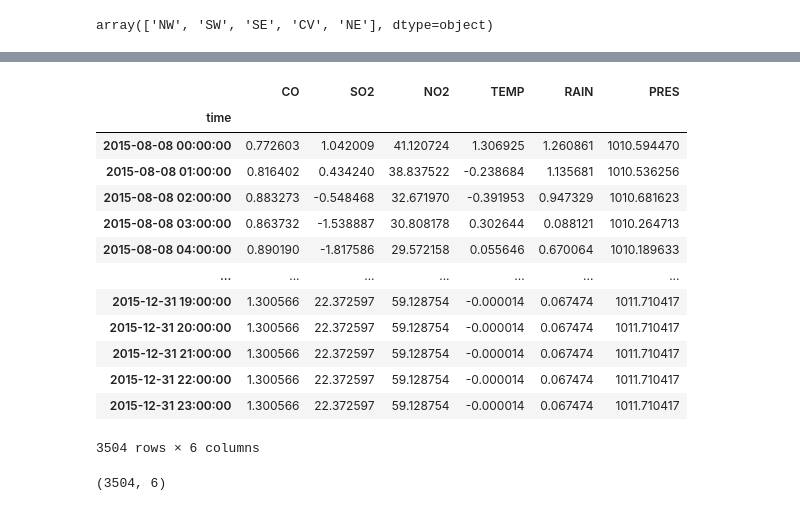
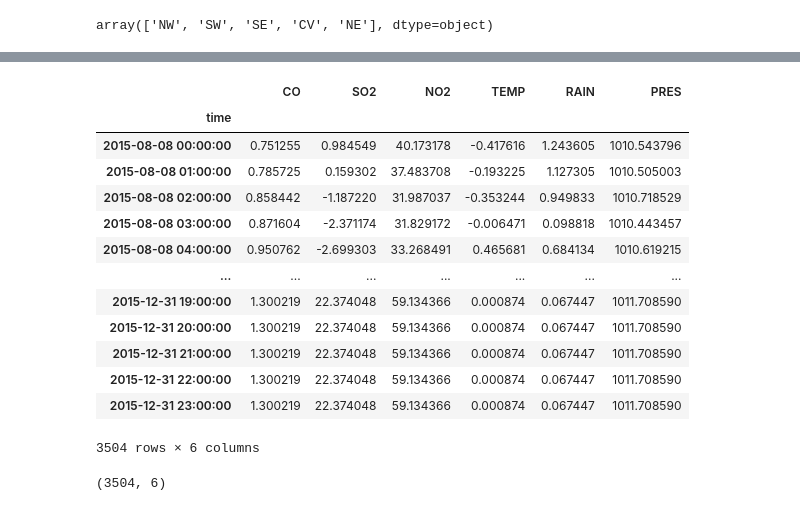
Before and after one commit to Chenyh368/TimeSeries_Midterm, a Jupyter notebook: VAR.ipynb, the cells around one changed output, grey strips where cells are left out. Cells and saved outputs as stored; diff of their text form; code cells hidden in the pictures.

```diff
--- a/VAR.ipynb
+++ b/VAR.ipynb
@@ -210,2 +113,0 @@ df2.astype(float)
-# %%
-df3=df2[['CO','SO2','NO2','TEMP','RAIN','PRES']]
@@ -229,7 +114,14 @@ df3
 # %%
 #missing value treatment
-cols = df3.columns
+cols = df2.columns
 for j in cols:
-    for i in range(0,len(df3)):
-        if df3[j][i] is np.nan:
-            df3[j][i] = df3[j][i-1]
+    df2[j]=df2[j].fillna(df2[j].interpolate())
+
+'''或者用前一个小时的值来填充
+#missing value treatment
+cols = df2.columns
+for j in cols:
+    for i in range(0,len(df2)):
+        if df2[j][i] is np.nan:
+            df2[j][i] = df3[j][i-1]
+'''
@@ -258,0 +145,6 @@ model = VAR(endog=train)
+# %%
+df2.iloc[0][0]=df2.iloc[0][1]
+# %%
+#划分数据集
+train=df2[:int(0.8*(len(df2)))]
+valid=df2[int(0.8*(len(df2))):]
@@ -533,23 +473,23 @@ forecast_input
 # %%
-# Forecast
-nobs=len(df3)-int(0.8*(len(df3)))
+# Forecast：nobs为test集的行数
+nobs=len(df2)-int(0.8*(len(df2)))
 fc = model_fitted.forecast(y=forecast_input, steps=nobs)
-df3_forecast = pd.DataFrame(fc, index=df3.index[-nobs:], columns=df3.columns)
-df3_forecast
+df2_forecast = pd.DataFrame(fc, index=df2.index[-nobs:], columns=df2.columns)
+df2_forecast
 # %% [output]
 |  | CO | SO2 | NO2 | TEMP | RAIN | PRES |
 | time |  |  |  |  |  |  |
-| 2015-08-08 00:00:00 | 0.772603 | 1.042009 | 41.120724 | 1.306925 | 1.260861 | 1010.594470 |
-| 2015-08-08 01:00:00 | 0.816402 | 0.434240 | 38.837522 | -0.238684 | 1.135681 | 1010.536256 |
-| 2015-08-08 02:00:00 | 0.883273 | -0.548468 | 32.671970 | -0.391953 | 0.947329 | 1010.681623 |
-| 2015-08-08 03:00:00 | 0.863732 | -1.538887 | 30.808178 | 0.302644 | 0.088121 | 1010.264713 |
-| 2015-08-08 04:00:00 | 0.890190 | -1.817586 | 29.572158 | 0.055646 | 0.670064 | 1010.189633 |
+| 2015-08-08 00:00:00 | 0.751255 | 0.984549 | 40.173178 | -0.417616 | 1.243605 | 1010.543796 |
+| 2015-08-08 01:00:00 | 0.785725 | 0.159302 | 37.483708 | -0.193225 | 1.127305 | 1010.505003 |
+| 2015-08-08 02:00:00 | 0.858442 | -1.187220 | 31.987037 | -0.353244 | 0.949833 | 1010.718529 |
+| 2015-08-08 03:00:00 | 0.871604 | -2.371174 | 31.829172 | -0.006471 | 0.098818 | 1010.443457 |
+| 2015-08-08 04:00:00 | 0.950762 | -2.699303 | 33.268491 | 0.465681 | 0.684134 | 1010.619215 |
 | ... | ... | ... | ... | ... | ... | ... |
-| 2015-12-31 19:00:00 | 1.300566 | 22.372597 | 59.128754 | -0.000014 | 0.067474 | 1011.710417 |
-| 2015-12-31 20:00:00 | 1.300566 | 22.372597 | 59.128754 | -0.000014 | 0.067474 | 1011.710417 |
-| 2015-12-31 21:00:00 | 1.300566 | 22.372597 | 59.128754 | -0.000014 | 0.067474 | 1011.710417 |
-| 2015-12-31 22:00:00 | 1.300566 | 22.372597 | 59.128754 | -0.000014 | 0.067474 | 1011.710417 |
-| 2015-12-31 23:00:00 | 1.300566 | 22.372597 | 59.128754 | -0.000014 | 0.067474 | 1011.710417 |
+| 2015-12-31 19:00:00 | 1.300219 | 22.374048 | 59.134366 | 0.000874 | 0.067447 | 1011.708590 |
+| 2015-12-31 20:00:00 | 1.300219 | 22.374048 | 59.134366 | 0.000874 | 0.067447 | 1011.708590 |
+| 2015-12-31 21:00:00 | 1.300219 | 22.374048 | 59.134366 | 0.000874 | 0.067447 | 1011.708590 |
+| 2015-12-31 22:00:00 | 1.300219 | 22.374048 | 59.134366 | 0.000874 | 0.067447 | 1011.708590 |
+| 2015-12-31 23:00:00 | 1.300219 | 22.374048 | 59.134366 | 0.000874 | 0.067447 | 1011.708590 |
 3504 rows × 6 columns
 # %%
 print(valid.shape)
```
Also changed, not shown: parts of 72 cells of this notebook.
